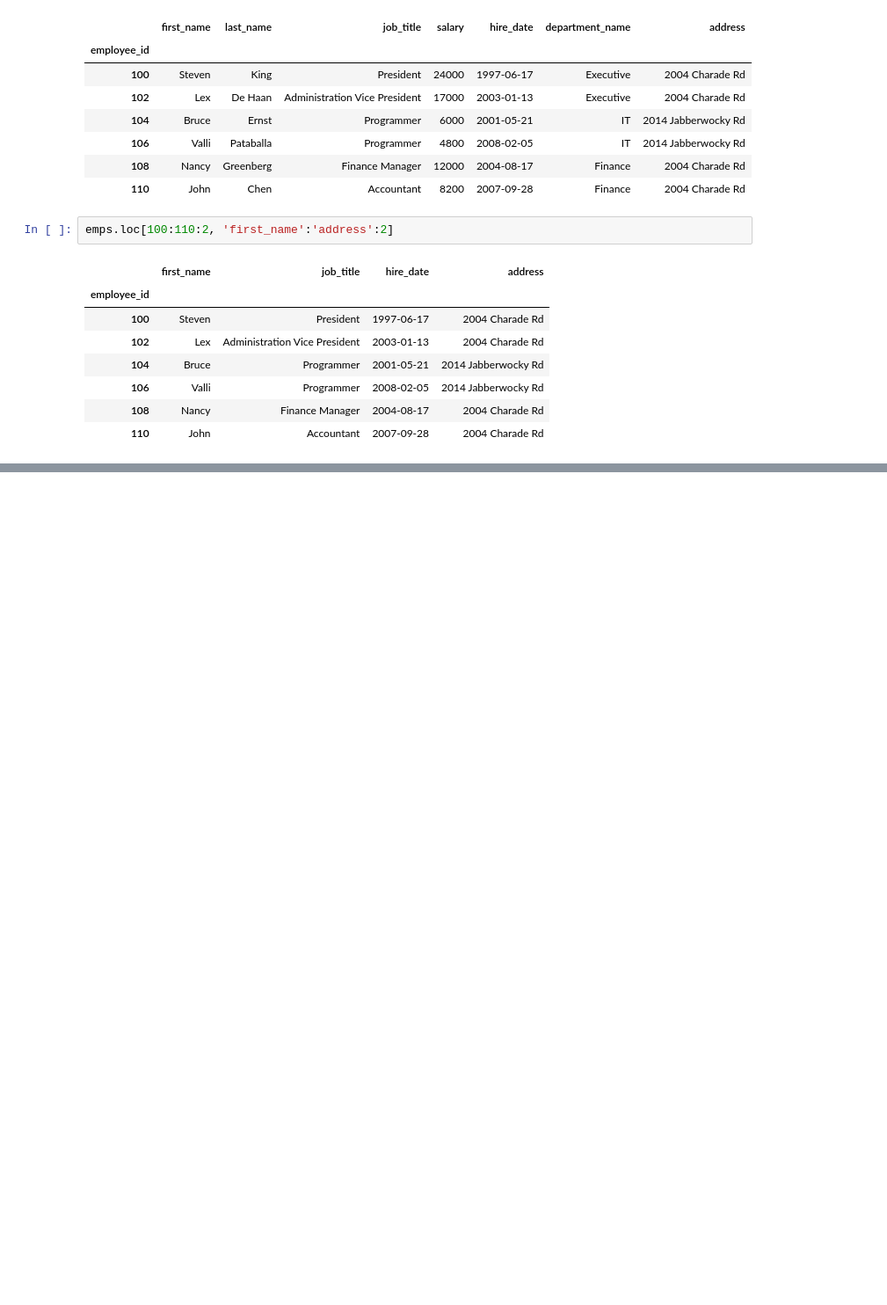
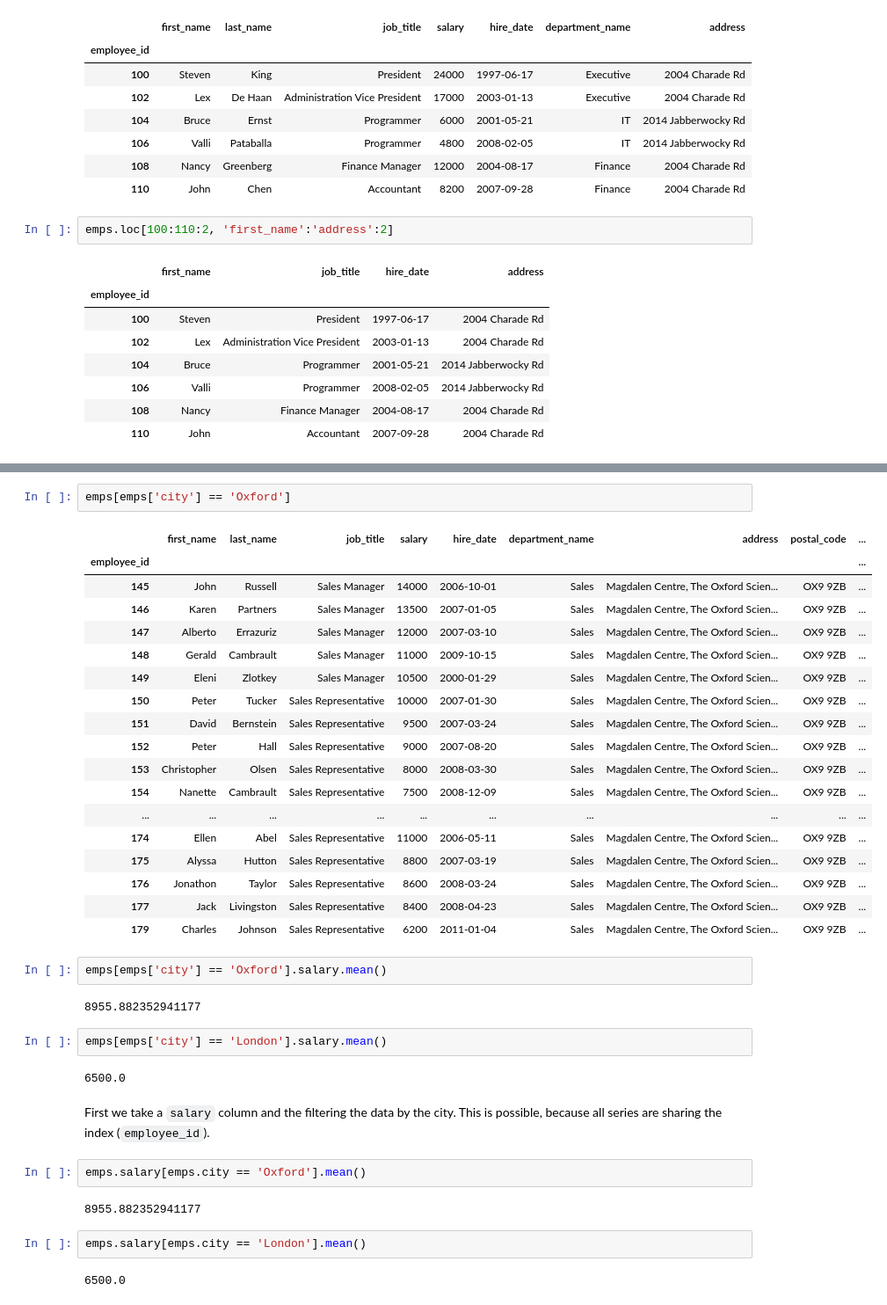
Before and after one commit to piotrgradzinski/dap_20230114, a Jupyter notebook: day_7_pgg/emps_access_filtering.ipynb, the cells around one changed output, grey strips where cells are left out. Shown: that part at 88% size. Cells and saved outputs as stored; diff of their text form; blank space fills up the shorter version.

Commit message:
Employees, acccess and filtering.

```diff
--- a/day_7_pgg/emps_access_filtering.ipynb
+++ b/day_7_pgg/emps_access_filtering.ipynb
@@ -353,0 +458,39 @@ emps.loc[100:110:2, 'first_name':'address':2]
+# %%
+emps[emps['city'] == 'Oxford']
+# %% [output]
+|  | first_name | last_name | job_title | salary | hire_date | department_name | address | postal_code | ... |
+| employee_id |  |  |  |  |  |  |  |  | ... |
+| 145 | John | Russell | Sales Manager | 14000 | 2006-10-01 | Sales | Magdalen Centre, The Oxford Scien... | OX9 9ZB | ... |
+| 146 | Karen | Partners | Sales Manager | 13500 | 2007-01-05 | Sales | Magdalen Centre, The Oxford Scien... | OX9 9ZB | ... |
+| 147 | Alberto | Errazuriz | Sales Manager | 12000 | 2007-03-10 | Sales | Magdalen Centre, The Oxford Scien... | OX9 9ZB | ... |
+| 148 | Gerald | Cambrault | Sales Manager | 11000 | 2009-10-15 | Sales | Magdalen Centre, The Oxford Scien... | OX9 9ZB | ... |
+| 149 | Eleni | Zlotkey | Sales Manager | 10500 | 2000-01-29 | Sales | Magdalen Centre, The Oxford Scien... | OX9 9ZB | ... |
+| 150 | Peter | Tucker | Sales Representative | 10000 | 2007-01-30 | Sales | Magdalen Centre, The Oxford Scien... | OX9 9ZB | ... |
+| 151 | David | Bernstein | Sales Representative | 9500 | 2007-03-24 | Sales | Magdalen Centre, The Oxford Scien... | OX9 9ZB | ... |
+| 152 | Peter | Hall | Sales Representative | 9000 | 2007-08-20 | Sales | Magdalen Centre, The Oxford Scien... | OX9 9ZB | ... |
+| 153 | Christopher | Olsen | Sales Representative | 8000 | 2008-03-30 | Sales | Magdalen Centre, The Oxford Scien... | OX9 9ZB | ... |
+| 154 | Nanette | Cambrault | Sales Representative | 7500 | 2008-12-09 | Sales | Magdalen Centre, The Oxford Scien... | OX9 9ZB | ... |
+| ... | ... | ... | ... | ... | ... | ... | ... | ... | ... |
+| 174 | Ellen | Abel | Sales Representative | 11000 | 2006-05-11 | Sales | Magdalen Centre, The Oxford Scien... | OX9 9ZB | ... |
+| 175 | Alyssa | Hutton | Sales Representative | 8800 | 2007-03-19 | Sales | Magdalen Centre, The Oxford Scien... | OX9 9ZB | ... |
+| 176 | Jonathon | Taylor | Sales Representative | 8600 | 2008-03-24 | Sales | Magdalen Centre, The Oxford Scien... | OX9 9ZB | ... |
+| 177 | Jack | Livingston | Sales Representative | 8400 | 2008-04-23 | Sales | Magdalen Centre, The Oxford Scien... | OX9 9ZB | ... |
+| 179 | Charles | Johnson | Sales Representative | 6200 | 2011-01-04 | Sales | Magdalen Centre, The Oxford Scien... | OX9 9ZB | ... |
+# %%
+emps[emps['city'] == 'Oxford'].salary.mean()
+# %% [output]
+8955.882352941177
+# %%
+emps[emps['city'] == 'London'].salary.mean()
+# %% [output]
+6500.0
+# %% [markdown]
+First we take a `salary` column and the filtering the data by the city. This is possible, because all series are sharing the index (`employee_id`).
+# %%
+emps.salary[emps.city == 'Oxford'].mean()
+# %% [output]
+8955.882352941177
+# %%
+emps.salary[emps.city == 'London'].mean()
+# %% [output]
+6500.0
```
Also changed, not shown: parts of 10 cells of this notebook.
